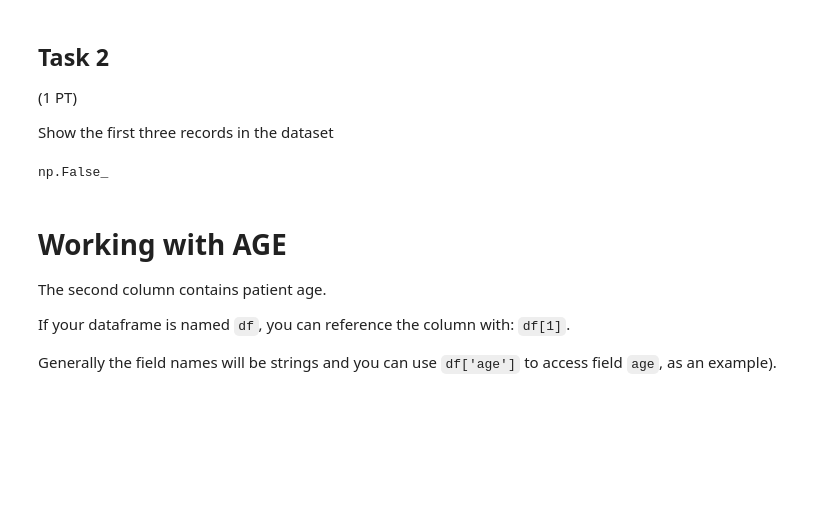
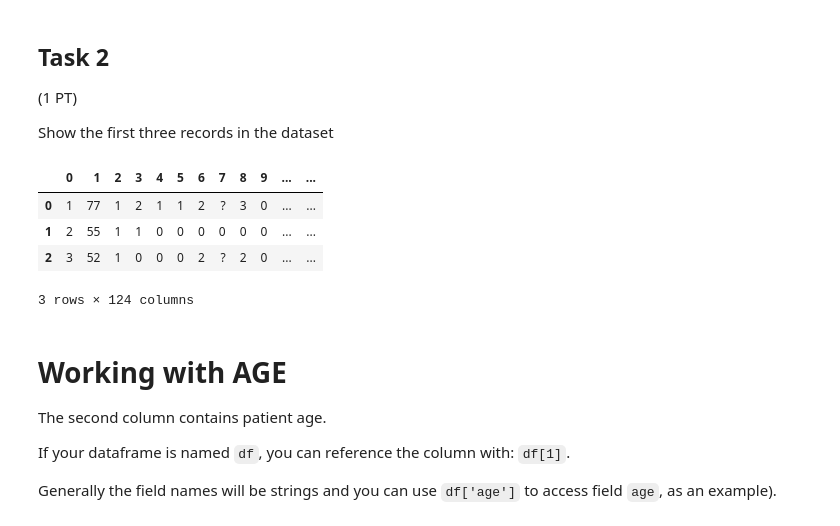
Before and after one commit to Niarfe/DS5100-dpy8wq, a Jupyter notebook: lessons/M06/M06-HW-1-1.ipynb, the cells around one changed output. Cells and saved outputs as stored; diff of their text form; code cells hidden in the pictures; blank space fills up the shorter version.

```diff
--- a/lessons/M06/M06-HW-1-1.ipynb
+++ b/lessons/M06/M06-HW-1-1.ipynb
@@ -87,9 +87,12 @@ Show the first three records in the dataset</span>
 # %%
 # CODE HERE
 df.head(3)
-np.isnan(df[1][123])
 # %% [output]
+|  | 0 | 1 | 2 | 3 | 4 | 5 | 6 | 7 | 8 | 9 | ... | ... |
+| 0 | 1 | 77 | 1 | 2 | 1 | 1 | 2 | ? | 3 | 0 | ... | ... |
+| 1 | 2 | 55 | 1 | 1 | 0 | 0 | 0 | 0 | 0 | 0 | ... | ... |
+| 2 | 3 | 52 | 1 | 0 | 0 | 0 | 2 | ? | 2 | 0 | ... | ... |
-np.False_
+3 rows × 124 columns
 # %% [markdown]
 # Working with AGE
 
```
Also changed, not shown: parts of 14 cells of this notebook, 1 other file.
